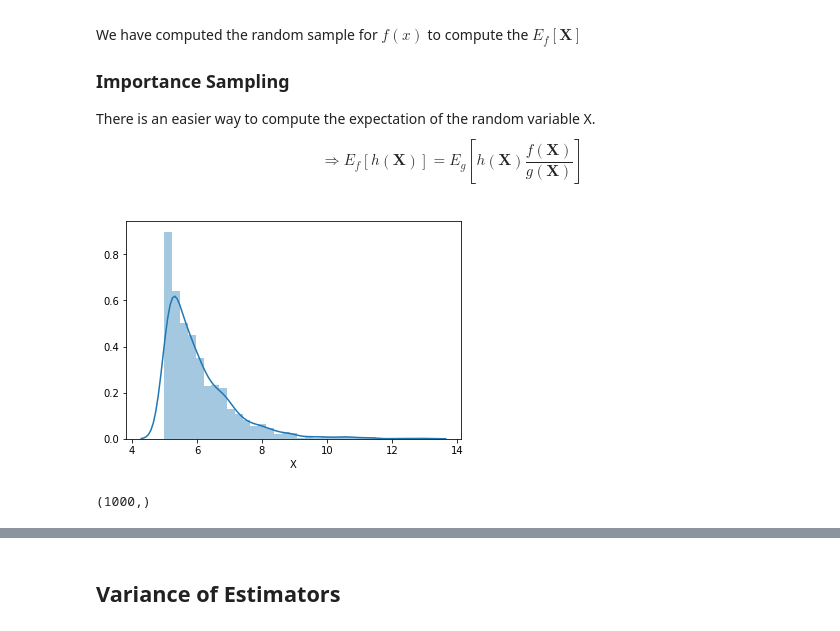
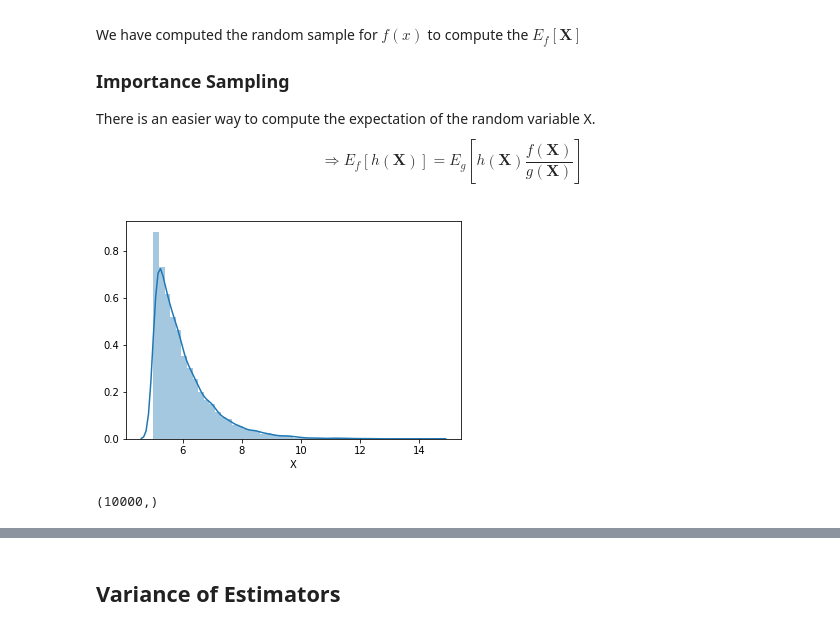
Before and after one commit to KumarRishabh/Monte-Carlo-Methods, a Jupyter notebook: Monte Carlo Importance Sampling.ipynb, the cells around one changed output, grey strips where cells are left out. Saved outputs shown, nothing was run; the diff lists cells and outputs as text; code cells hidden in the pictures.

```diff
--- a/Monte Carlo Importance Sampling.ipynb
+++ b/Monte Carlo Importance Sampling.ipynb
@@ -81,17 +81,17 @@ def f(x):
 # %%
 # Estimating the Expectation value from random sampling
 # Generate the random variable g(x)
-dummy_uniform = np.array(uniform(size=1000))
+dummy_uniform = np.array(uniform(size=10000))
 exponential = -np.log(dummy_uniform) + 5
 
 sns.distplot(exponential, hist=True, kde=True)
 plt.xlabel("X")
 plt.show()
 
 print(dummy_uniform.shape)
 # %% [output]
-[figure, old version]
+[figure, new version]
-(1000,)
+(10000,)
 # %%
 sum = 0
 for xi in list(exponential):
```
Also changed, not shown: parts of 6 cells of this notebook, 4 other files.
